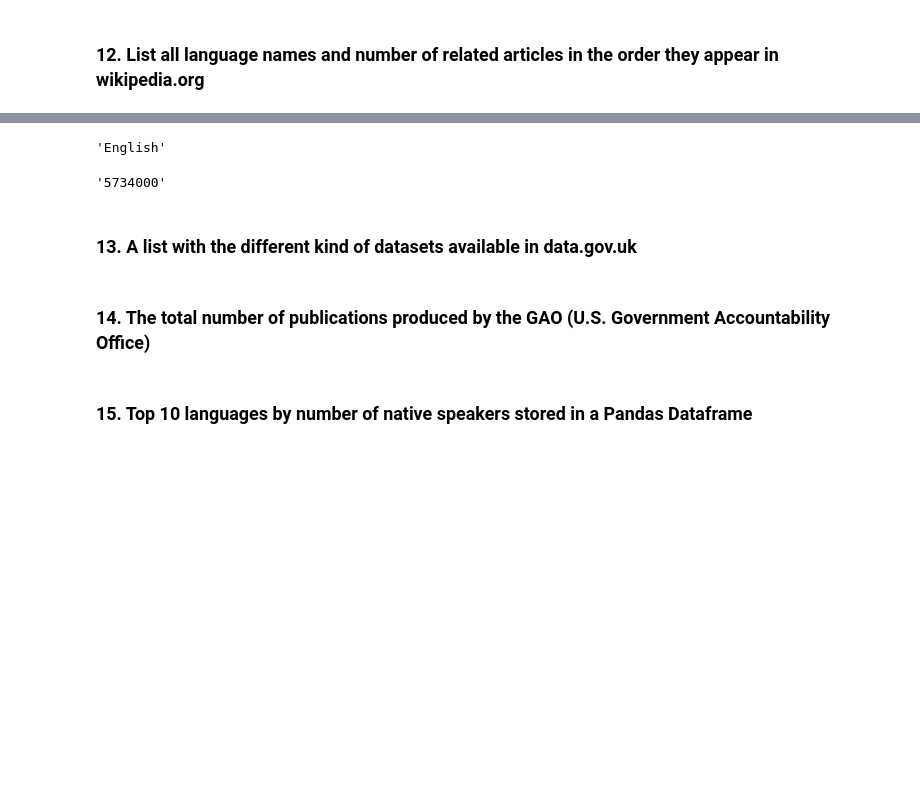
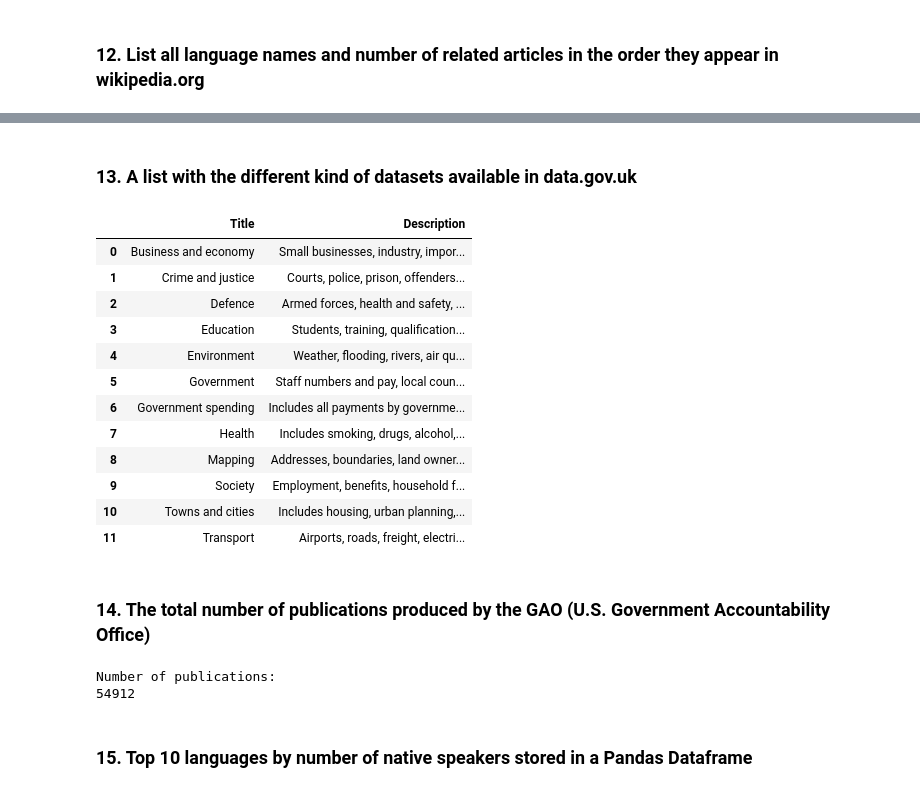
Before and after one commit to ironhack-datalabs/mad-oct-2018, a Jupyter notebook: module-1/lab-web-scraping/your-code/main.ipynb, the cells around one changed output, grey strips where cells are left out. Saved outputs shown, nothing was run; the diff lists cells and outputs as text; code cells hidden in the pictures; blank space fills up the shorter version.

```diff
--- a/module-1/lab-web-scraping/your-code/main.ipynb
+++ b/module-1/lab-web-scraping/your-code/main.ipynb
@@ -354,9 +354,14 @@ soup = BeautifulSoup(request, "lxml")
 # %%
 infolang=[]
 for item in soup.select('a'):
-    print(item)
-    lang=item.select('strong')[0].string
-    num=item.select('bdi')[0].string.replace(u'\xa0','').replace('+','')
-    infolang.append([lang,num])
-print(infolang)
+    try:
+        lang=item.select('strong')[0].string
+        num=item.select('bdi')[0].string.replace(u'\xa0','').replace('+','')
+        infolang.append([lang,num])
+    except:
+        # "Strong or bdi attributes not in item"
+        pass
+
+langdf=pd.DataFrame(infolang,columns=['Language','Num of articles'])
+display(langdf)
 # %% [output]
@@ -381,11 +379,3 @@ IndexError: list index out of range
-# %%
-item.select('strong')[0].string
-# %% [output]
-'English'
-# %%
-soup.select('a')[0].select('bdi')[0].string.replace(u'\xa0','').replace('+','')
-# %% [output]
-'5734000'
 # %% [markdown]
 ### 13. A list with the different kind of datasets available in data.gov.uk
 # %%
@@ -396,3 +384,33 @@ url = 'https://data.gov.uk/'
+# %%
+request=requests.get(url).content
+soup = BeautifulSoup(request, "lxml")
+# %%
+datasets=[]
+description=[]
+for item in soup.select('li'):
+    ap=item.select('h2')
+    ak=item.select('p')
+    if not ap==[]:
+        datasets.append(ap[0].select('a')[0].string)
+    if not ak==[]:
+        description.append(ak[0].string)
+# %%
+datasdf=pd.DataFrame(np.c_[datasets,description],columns=['Title','Description'])
+display(datasdf)
+# %% [output]
+|  | Title | Description |
+| 0 | Business and economy | Small businesses, industry, impor... |
+| 1 | Crime and justice | Courts, police, prison, offenders... |
+| 2 | Defence | Armed forces, health and safety, ... |
+| 3 | Education | Students, training, qualification... |
+| 4 | Environment | Weather, flooding, rivers, air qu... |
+| 5 | Government | Staff numbers and pay, local coun... |
+| 6 | Government spending | Includes all payments by governme... |
+| 7 | Health | Includes smoking, drugs, alcohol,... |
+| 8 | Mapping | Addresses, boundaries, land owner... |
+| 9 | Society | Employment, benefits, household f... |
+| 10 | Towns and cities | Includes housing, urban planning,... |
+| 11 | Transport | Airports, roads, freight, electri... |
 # %% [markdown]
 ### 14. The total number of publications produced by the GAO (U.S. Government Accountability Office)
 # %%
@@ -403,3 +422,12 @@ url = 'http://www.gao.gov/browse/date/custom'
+# %%
+string=soup.find_all('h2',{'class':'scannableTitle'})[0].string.replace(u'\xa0','')
+string2=re.findall('\((.*?)\)',string)[0]
+numberofpub=''.join(re.findall(r'\d+',string2)[2:])
+print("Number of publications: ")
+print(numberofpub)
+# %% [output]
+Number of publications:
+54912
 # %% [markdown]
 ### 15. Top 10 languages by number of native speakers stored in a Pandas Dataframe
 # %%
```
Also changed, not shown: parts of 10 cells of this notebook.
